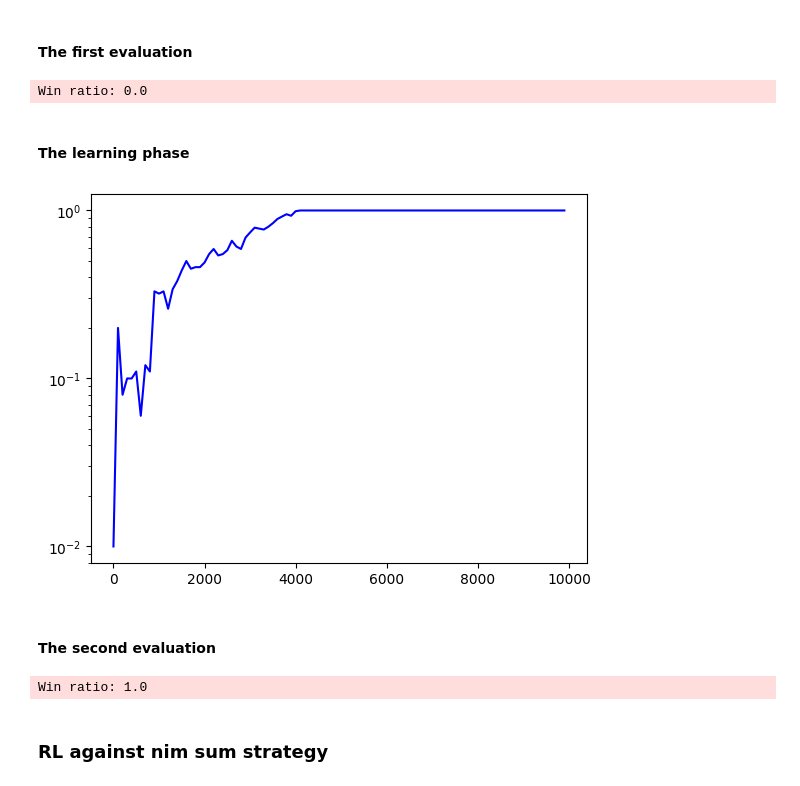
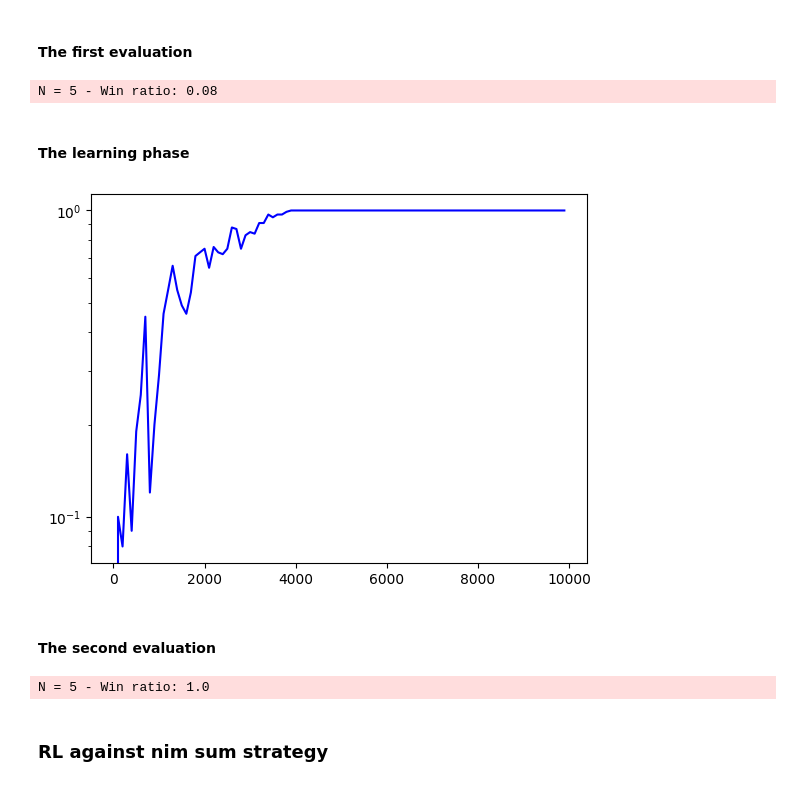
Before and after one commit to francescofiorella/computational_intelligence_2022_2023, a Jupyter notebook: lab3/lab3.ipynb, the cells around one changed output. Saved outputs shown, nothing was run; the diff lists cells and outputs as text; code cells hidden in the pictures.

```diff
--- a/lab3/lab3.ipynb
+++ b/lab3/lab3.ipynb
@@ -615,33 +792,25 @@ Win ratio: 0.91
 # %% [markdown]
 ### RL against evolved strategy
+# %%
+nim = Nim(NUM_ROWS)
+rl_agent = Agent(nim, alpha=0.1, random_factor=0.4)
 # %% [markdown]
 #### The first evaluation
-# %%
-NUM_MATCHES = 100
-won = 0
-for _ in range(NUM_MATCHES):
-    won += (1 - play_nim(NIM_NUM, rl_strategy, evolved_strategy, 0, second_num_law=evolved_strategy_law))
-logging.info(f"Win ratio: {won/NUM_MATCHES}")
-# %% [output]
-Win ratio: 0.0
+# %%
+evaluate(rl_strategy, evolved_strategy, rows=[NUM_ROWS], starter=0)
+# %% [output]
+N = 5 - Win ratio: 0.08
 # %% [markdown]
 #### The learning phase
-# %%
-NIM_NUM = 5
-nim = Nim(NIM_NUM)
-rl_agent = Agent(nim, alpha=0.1, random_factor=0.4)
-train(rl_agent, evolved_strategy, opponent_law=evolved_strategy_law)
-# %% [output]
-[figure, removed]
+# %%
+train(rl_agent, evolved_strategy)
+# %% [output]
+[figure, added]
 # %% [markdown]
 #### The second evaluation
-# %%
-NUM_MATCHES = 100
-won = 0
-for _ in range(NUM_MATCHES):
-    won += (1 - play_nim(NIM_NUM, rl_strategy, evolved_strategy, 0, second_num_law=evolved_strategy_law))
-logging.info(f"Win ratio: {won/NUM_MATCHES}")
-# %% [output]
-Win ratio: 1.0
+# %%
+evaluate(rl_strategy, evolved_strategy, rows=[NUM_ROWS], starter=0)
+# %% [output]
+N = 5 - Win ratio: 1.0
 # %% [markdown]
 ### RL against nim sum strategy
```
Also changed, not shown: parts of 77 cells of this notebook, 2 other files.
